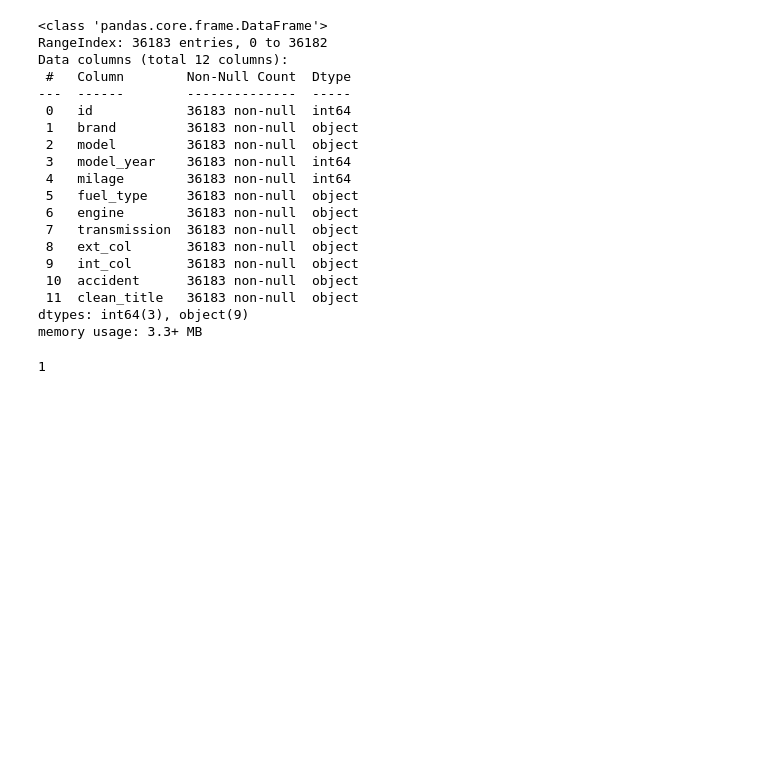
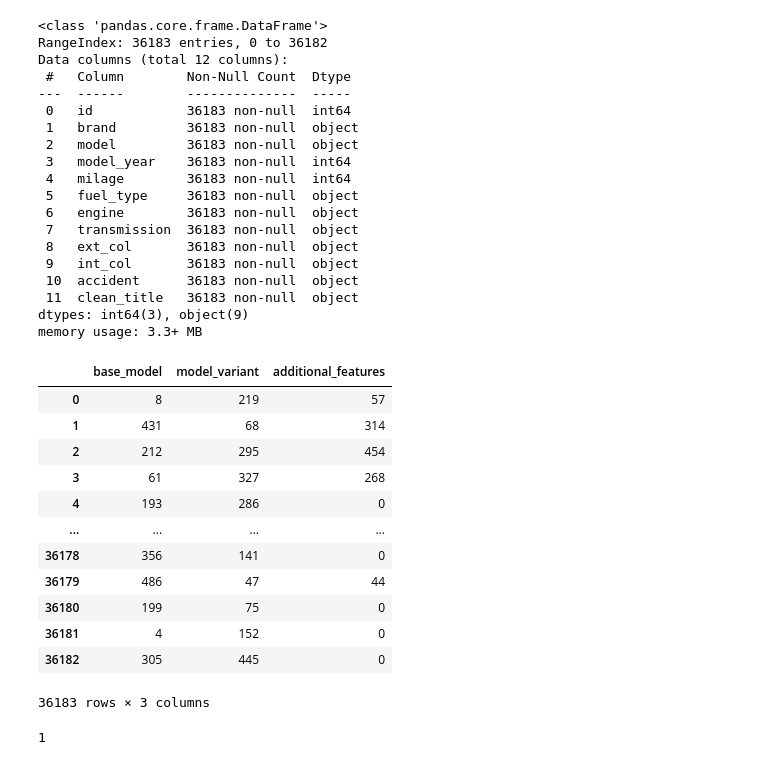
Before and after one commit to jgyfutub/KaggleSkillAssesment, a Jupyter notebook: KaggleSkillDataset.ipynb, the cells around one changed output. Saved outputs shown, nothing was run; the diff lists cells and outputs as text; code cells hidden in the pictures; blank space fills up the shorter version.

```diff
--- a/KaggleSkillDataset.ipynb
+++ b/KaggleSkillDataset.ipynb
@@ -412,7 +480,8 @@ df1['L'] = df1['L'].astype(float)
 # %%
 df1['tranmission_no']=df1['transmission'].str.extract(r'(\d+)')[0]
 # %%
-df1['tranmission_no']=df1['tranmission_no'].fillna(0)
+df1['tranmission_no']=df1['tranmission_no'].fillna(1)
+df1['tranmission_no']=df1['tranmission_no'].astype(int)
 # %%
 for i in transdata:
     df1[i]=0
@@ -431,14 +500,33 @@ clean_title=pd.get_dummies(df1['clean_title'])
 d1f=pd.concat([df1,clean_title],axis=1)
 # int_col=pd.get_dummies(df1['int_col'])
 # df1=pd.concat([df1,int_col],axis=1)
-df1['int_col']=df1['int_col'].astype('category').cat.codes
-df1['ext_col']=df1['ext_col'].astype('category').cat.codes
+df1['int_col']=df1['int_col'].apply(lambda x:intdict[x] if x in intdict else random.randint(502, 1000))
+df1['ext_col']=df1['ext_col'].apply(lambda x:extdict[x] if x in extdict else random.randint(502, 1000))
 acci=pd.get_dummies(df1['accident'])
 df1=pd.concat([df1,acci],axis=1)
 # %%
-df1['model']=df1['model'].astype('category').cat.codes
+# df1['model']=df1['model'].astype('category').cat.codes
+df1[['base_model', 'model_variant', 'additional_features']] =df1['model'].apply(lambda x: pd.Series(extract_model_features(x)))
+df1['base_model']=df1['base_model'].apply(lambda x:base_modeldict[x] if x in base_modeldict else random.randint(502, 1000))
+df1['model_variant']=df1['model_variant'].apply(lambda x:model_variantdict[x] if x in model_variantdict else random.randint(502, 1000))
+df1['additional_features']=df1['additional_features'].apply(lambda x:additional_featuresdict[x] if x in additional_featuresdict else random.randint(502, 1000))
 # %%
 # df1['noyear']=pd.cut(df1['model_year'],9,labels=[str(i) for i in range(9)])
 # df1['noyear']=df1['noyear'].astype(int)
-df1['d']=df1['milage']*df1['v']
+# df1['d']=df1['milage']*df1['v']
+df1[['base_model', 'model_variant', 'additional_features']]
+# %% [output]
+|  | base_model | model_variant | additional_features |
+| 0 | 8 | 219 | 57 |
+| 1 | 431 | 68 | 314 |
+| 2 | 212 | 295 | 454 |
+| 3 | 61 | 327 | 268 |
+| 4 | 193 | 286 | 0 |
+| ... | ... | ... | ... |
+| 36178 | 356 | 141 | 0 |
+| 36179 | 486 | 47 | 44 |
+| 36180 | 199 | 75 | 0 |
+| 36181 | 4 | 152 | 0 |
+| 36182 | 305 | 445 | 0 |
+36183 rows × 3 columns
 # %%
```
Also changed, not shown: parts of 24 cells of this notebook.
